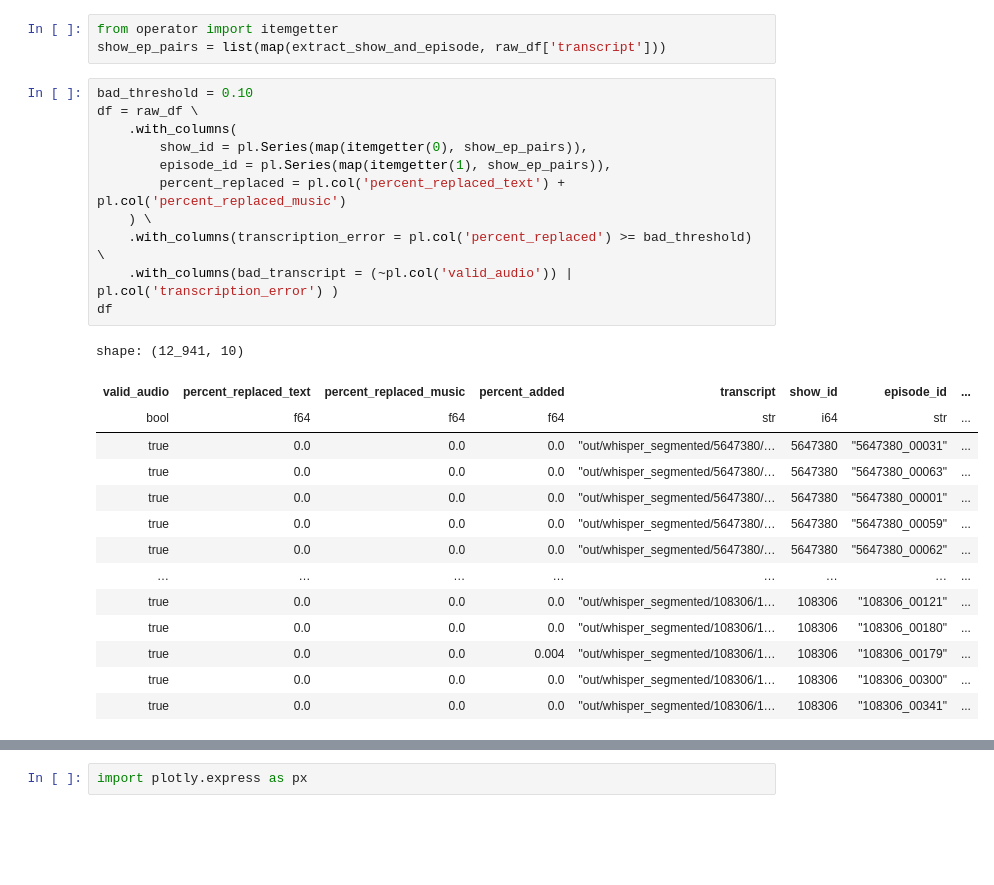
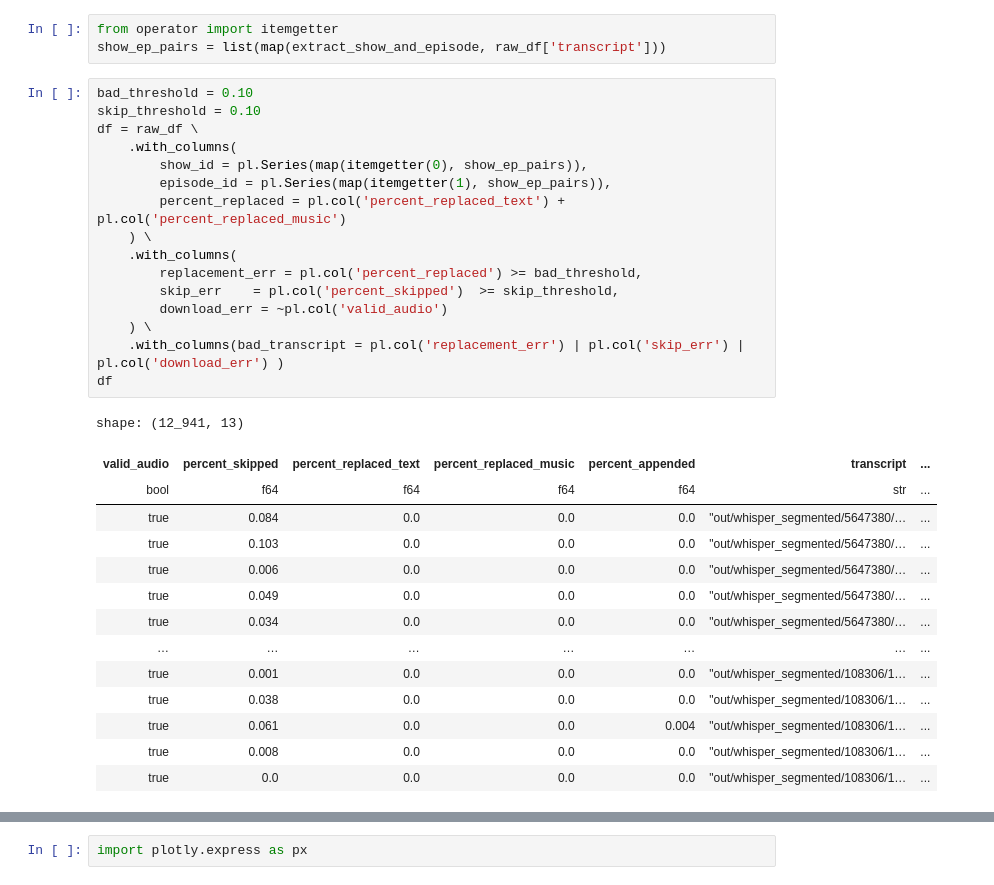
Before and after one commit to elmines/hot_topic, a Jupyter notebook: scrap.ipynb, the cells around one changed output, grey strips where cells are left out. Drawn from its saved outputs; the diff is of its cells as text; blank space fills up the shorter version.

Commit message:
WIP: Tabulate transcription errors

```diff
--- a/scrap.ipynb
+++ b/scrap.ipynb
@@ -25,28 +25,33 @@ from operator import itemgetter
 show_ep_pairs = list(map(extract_show_and_episode, raw_df['transcript']))
 # %%
 bad_threshold = 0.10
+skip_threshold = 0.10
 df = raw_df \
     .with_columns(
         show_id = pl.Series(map(itemgetter(0), show_ep_pairs)),
         episode_id = pl.Series(map(itemgetter(1), show_ep_pairs)),
         percent_replaced = pl.col('percent_replaced_text') + pl.col('percent_replaced_music')
     ) \
-    .with_columns(transcription_error = pl.col('percent_replaced') >= bad_threshold) \
-    .with_columns(bad_transcript = (~pl.col('valid_audio')) | pl.col('transcription_error') )
+    .with_columns(
+        replacement_err = pl.col('percent_replaced') >= bad_threshold,
+        skip_err    = pl.col('percent_skipped')  >= skip_threshold,
+        download_err = ~pl.col('valid_audio')
+    ) \
+    .with_columns(bad_transcript = pl.col('replacement_err') | pl.col('skip_err') | pl.col('download_err') )
 df
 # %% [output]
-shape: (12_941, 10)
+shape: (12_941, 13)
-| valid_audio | percent_replaced_text | percent_replaced_music | percent_added | transcript | show_id | episode_id | ... |
-| bool | f64 | f64 | f64 | str | i64 | str | ... |
-| true | 0.0 | 0.0 | 0.0 | "out/whisper_segmented/5647380/… | 5647380 | "5647380_00031" | ... |
-| true | 0.0 | 0.0 | 0.0 | "out/whisper_segmented/5647380/… | 5647380 | "5647380_00063" | ... |
-| true | 0.0 | 0.0 | 0.0 | "out/whisper_segmented/5647380/… | 5647380 | "5647380_00001" | ... |
-| true | 0.0 | 0.0 | 0.0 | "out/whisper_segmented/5647380/… | 5647380 | "5647380_00059" | ... |
-| true | 0.0 | 0.0 | 0.0 | "out/whisper_segmented/5647380/… | 5647380 | "5647380_00062" | ... |
-| … | … | … | … | … | … | … | ... |
-| true | 0.0 | 0.0 | 0.0 | "out/whisper_segmented/108306/1… | 108306 | "108306_00121" | ... |
-| true | 0.0 | 0.0 | 0.0 | "out/whisper_segmented/108306/1… | 108306 | "108306_00180" | ... |
-| true | 0.0 | 0.0 | 0.004 | "out/whisper_segmented/108306/1… | 108306 | "108306_00179" | ... |
-| true | 0.0 | 0.0 | 0.0 | "out/whisper_segmented/108306/1… | 108306 | "108306_00300" | ... |
-| true | 0.0 | 0.0 | 0.0 | "out/whisper_segmented/108306/1… | 108306 | "108306_00341" | ... |
+| valid_audio | percent_skipped | percent_replaced_text | percent_replaced_music | percent_appended | transcript | ... |
+| bool | f64 | f64 | f64 | f64 | str | ... |
+| true | 0.084 | 0.0 | 0.0 | 0.0 | "out/whisper_segmented/5647380/… | ... |
+| true | 0.103 | 0.0 | 0.0 | 0.0 | "out/whisper_segmented/5647380/… | ... |
+| true | 0.006 | 0.0 | 0.0 | 0.0 | "out/whisper_segmented/5647380/… | ... |
+| true | 0.049 | 0.0 | 0.0 | 0.0 | "out/whisper_segmented/5647380/… | ... |
+| true | 0.034 | 0.0 | 0.0 | 0.0 | "out/whisper_segmented/5647380/… | ... |
+| … | … | … | … | … | … | ... |
+| true | 0.001 | 0.0 | 0.0 | 0.0 | "out/whisper_segmented/108306/1… | ... |
+| true | 0.038 | 0.0 | 0.0 | 0.0 | "out/whisper_segmented/108306/1… | ... |
+| true | 0.061 | 0.0 | 0.0 | 0.004 | "out/whisper_segmented/108306/1… | ... |
+| true | 0.008 | 0.0 | 0.0 | 0.0 | "out/whisper_segmented/108306/1… | ... |
+| true | 0.0 | 0.0 | 0.0 | 0.0 | "out/whisper_segmented/108306/1… | ... |
 # %%
```
Also changed, not shown: parts of 6 cells of this notebook, 1 other file.
